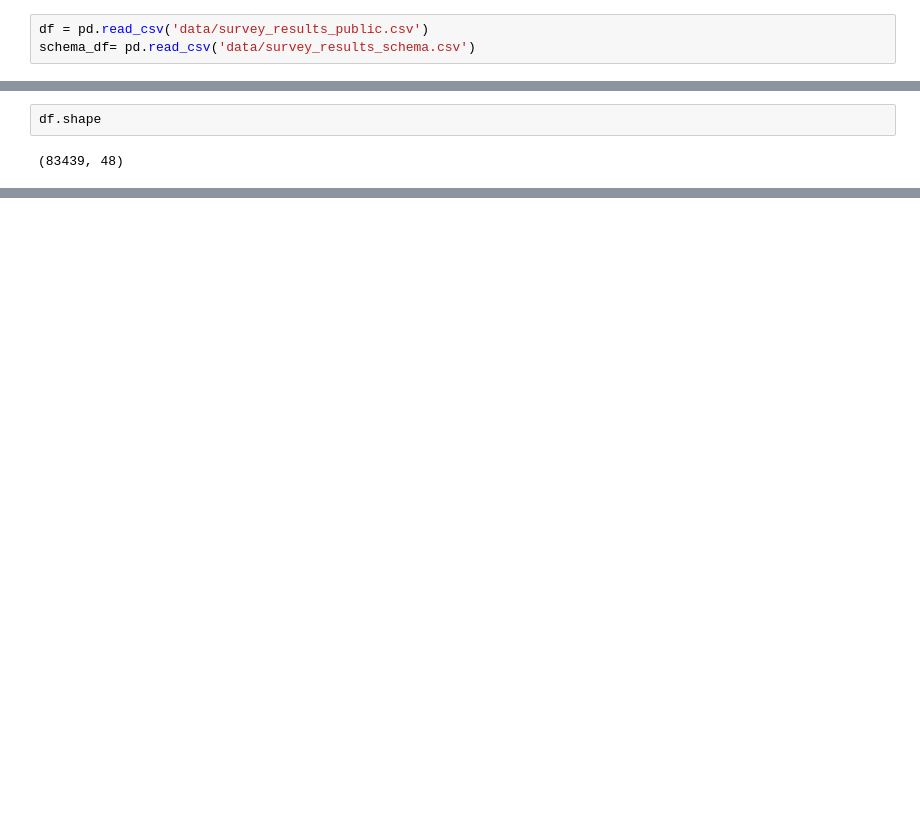
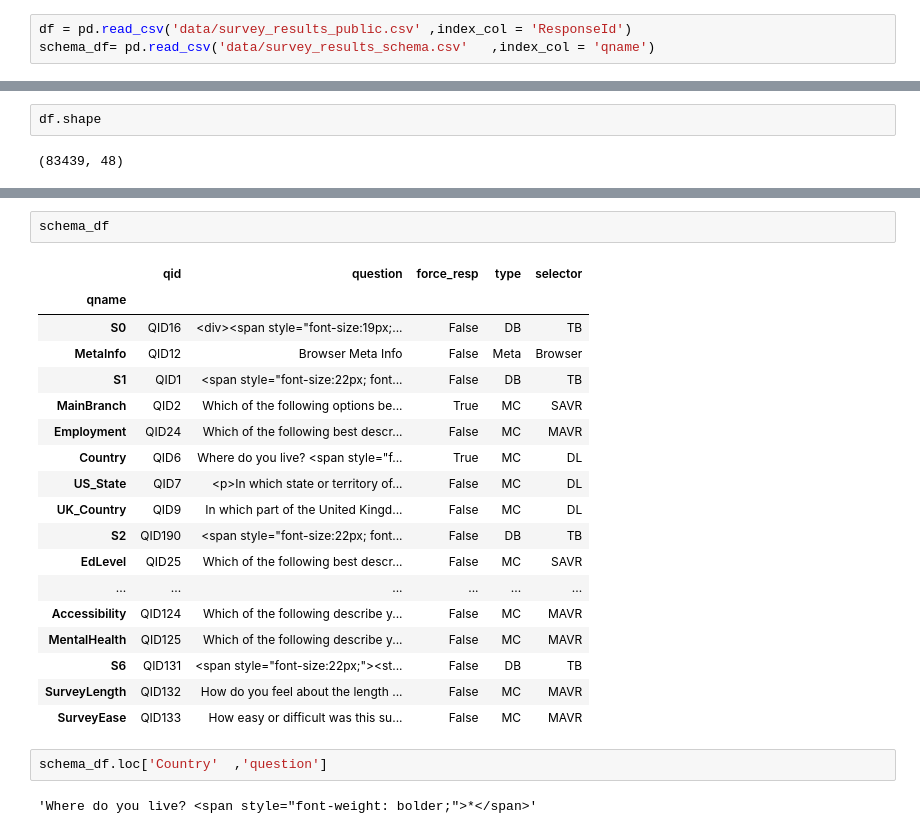
Before and after one commit to AdnanSalazzar/python-panda, a Jupyter notebook: Pandas Demo.ipynb, the cells around one changed output, grey strips where cells are left out. Saved outputs shown, nothing was run; the diff lists cells and outputs as text; blank space fills up the shorter version.

```diff
--- a/Pandas Demo.ipynb
+++ b/Pandas Demo.ipynb
@@ -1,8 +1,8 @@
 # %%
 import pandas as pd
 # %%
-df = pd.read_csv('data/survey_results_public.csv')
-schema_df= pd.read_csv('data/survey_results_schema.csv')
+df = pd.read_csv('data/survey_results_public.csv' ,index_col = 'ResponseId')
+schema_df= pd.read_csv('data/survey_results_schema.csv'   ,index_col = 'qname')
 # %%
 df
 # %% [output]
@@ -43,0 +118,25 @@ df
+# %%
+schema_df
+# %% [output]
+|  | qid | question | force_resp | type | selector |
+| qname |  |  |  |  |  |
+| S0 | QID16 | <div><span style="font-size:19px;... | False | DB | TB |
+| MetaInfo | QID12 | Browser Meta Info | False | Meta | Browser |
+| S1 | QID1 | <span style="font-size:22px; font... | False | DB | TB |
+| MainBranch | QID2 | Which of the following options be... | True | MC | SAVR |
+| Employment | QID24 | Which of the following best descr... | False | MC | MAVR |
+| Country | QID6 | Where do you live? <span style="f... | True | MC | DL |
+| US_State | QID7 | <p>In which state or territory of... | False | MC | DL |
+| UK_Country | QID9 | In which part of the United Kingd... | False | MC | DL |
+| S2 | QID190 | <span style="font-size:22px; font... | False | DB | TB |
+| EdLevel | QID25 | Which of the following best descr... | False | MC | SAVR |
+| ... | ... | ... | ... | ... | ... |
+| Accessibility | QID124 | Which of the following describe y... | False | MC | MAVR |
+| MentalHealth | QID125 | Which of the following describe y... | False | MC | MAVR |
+| S6 | QID131 | <span style="font-size:22px;"><st... | False | DB | TB |
+| SurveyLength | QID132 | How do you feel about the length ... | False | MC | MAVR |
+| SurveyEase | QID133 | How easy or difficult was this su... | False | MC | MAVR |
+# %%
+schema_df.loc['Country'  ,'question']
+# %% [output]
+'Where do you live? <span style="font-weight: bolder;">*</span>'
```
Also changed, not shown: parts of 12 cells of this notebook, 1 other file.
